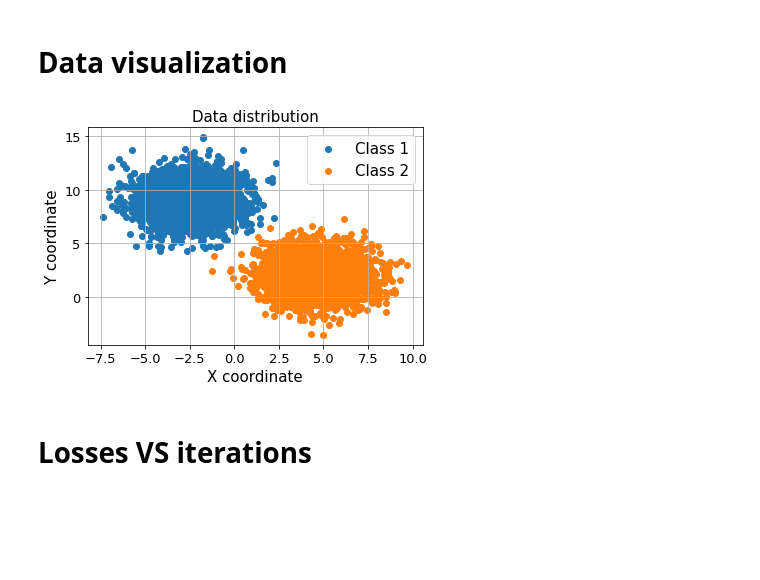
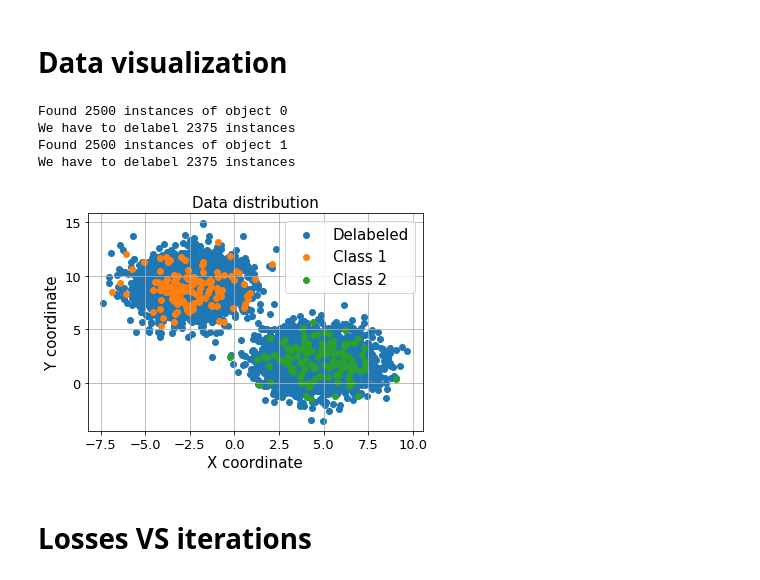
Before and after one commit to PashaIanko/Semi-Supervised-Labelling, a Jupyter notebook: model_evaluation.ipynb, the cells around one changed output. Saved outputs shown, nothing was run; the diff lists cells and outputs as text; code cells hidden in the pictures; blank space fills up the shorter version.

```diff
--- a/model_evaluation.ipynb
+++ b/model_evaluation.ipynb
@@ -64,36 +69,71 @@ X, Y = make_blobs(
 
 def plot_clusters(X, Y):
     font = 15
     legend_size = 15
     tick_size = 13
 
     clusters = unique(Y)
     fig, ax = plt.subplots()
 
     for c in clusters:
         mask = Y == c
         subset = X[mask]
         ax.scatter(
             subset[:, 0],
             subset[:, 1],
             marker = 'o',
             # markerfacecolor = 'white'
         )
     plt.legend(
-        ['Class 1', 'Class 2'],
+        ['Delabeled', 'Class 1', 'Class 2'],
         prop = {'size': legend_size}
     )
 
 
     plt.xlabel('X coordinate', fontsize = font)
     plt.ylabel('Y coordinate', fontsize = font)
     plt.title('Data distribution', fontsize = font)
     plt.tick_params(axis = 'both', labelsize = tick_size)
     plt.grid()
 
-plot_clusters(X, Y)
+def delabel_data (labeled_data, labeled_percent, delabel_value):
+    res = np.ndarray.copy(labeled_data)
+    clusters_ids = np.unique(labeled_data)
+
+    for cluster_id in clusters_ids:
+        # find indices of object, labeled as cluster_id
+        # we keep 'labeled_percent' points still labeled
+
+        cluster_indices = np.where(labeled_data == cluster_id)[0]
+        print(f'Found {len(cluster_indices)} instances of object {cluster_id}')
+
+        n_to_delabel = int(len(cluster_indices) * (1 - labeled_percent))
+        print(f'We have to delabel {n_to_delabel} instances')
+
+        # we choose data to delabel randomly
+        indices_to_delabel = np.random.choice(
+            len(cluster_indices - 1),
+            n_to_delabel,
+            replace = False
+        )
+
+        assert len(indices_to_delabel) == n_to_delabel, print(len(indices_to_delabel))
+        assert np.max(indices_to_delabel) < len(res)
+        assert np.max(indices_to_delabel) <= np.max(cluster_indices)
+
+        res[
+            cluster_indices[indices_to_delabel]
+        ] = delabel_value
+    return res
+
+Y_delabeled = delabel_data(Y, 0.05, delabel_value = -1)
+plot_clusters(X, Y_delabeled)
 # %% [output]
+Found 2500 instances of object 0
+We have to delabel 2375 instances
+Found 2500 instances of object 1
+We have to delabel 2375 instances
-[figure, old version]
+[figure, new version]
 # %% [markdown]
 # Losses VS iterations
 # %%
```
Also changed, not shown: parts of 12 cells of this notebook.
